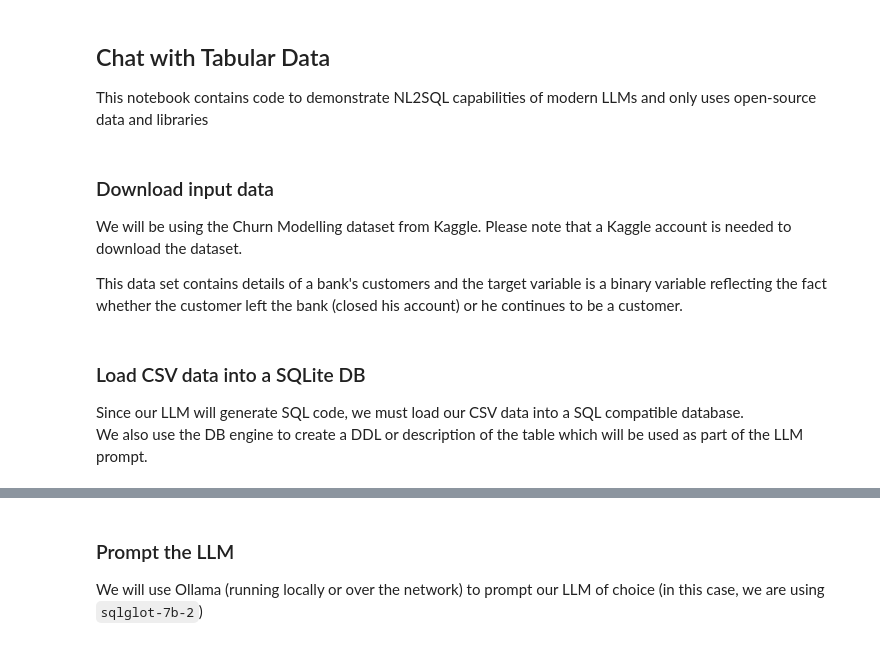
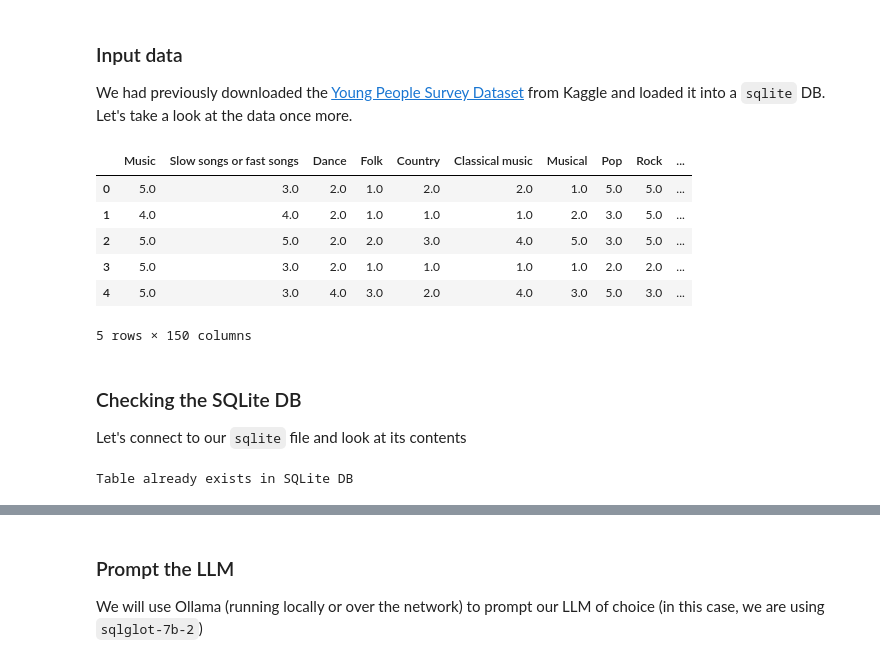
Before and after one commit to abhijeet3922/NL2SQL, a Jupyter notebook: ch4-sql-corrector.ipynb, the cells around one changed output, grey strips where cells are left out. Saved outputs shown, nothing was run; the diff lists cells and outputs as text; code cells hidden in the pictures.

```diff
--- a/ch4-sql-corrector.ipynb
+++ b/ch4-sql-corrector.ipynb
@@ -17,13 +12,3 @@
 import os
 import pandas as pd
 import numpy as np
-# %% [markdown]
-## Chat with Tabular Data
-
-This notebook contains code to demonstrate NL2SQL capabilities of modern LLMs and only uses open-source data and libraries
-# %% [markdown]
-### Download input data
-
-We will be using the Churn Modelling dataset from Kaggle. Please note that a Kaggle account is needed to download the dataset.
-
-This data set contains details of a bank's customers and the target variable is a binary variable reflecting the fact whether the customer left the bank (closed his account) or he continues to be a customer.
@@ -36,6 +15,35 @@ df
-# %% [markdown]
-### Load CSV data into a SQLite DB
-
-Since our LLM will generate SQL code, we must load our CSV data into a SQL compatible database.
-We also use the DB engine to create a DDL or description of the table which will be used as part of the LLM prompt.
+# %% [markdown]
+### Input data
+
+We had previously downloaded the [Young People Survey Dataset](https://www.kaggle.com/datasets/miroslavsabo/young-people-survey) from Kaggle and loaded it into a `sqlite` DB. Let's take a look at the data once more.
+# %%
+df = pd.read_csv('data/kaggle-young-people-survey-dataset/responses.csv')
+df.head()
+# %% [output]
+|  | Music | Slow songs or fast songs | Dance | Folk | Country | Classical music | Musical | Pop | Rock | ... |
+| 0 | 5.0 | 3.0 | 2.0 | 1.0 | 2.0 | 2.0 | 1.0 | 5.0 | 5.0 | ... |
+| 1 | 4.0 | 4.0 | 2.0 | 1.0 | 1.0 | 1.0 | 2.0 | 3.0 | 5.0 | ... |
+| 2 | 5.0 | 5.0 | 2.0 | 2.0 | 3.0 | 4.0 | 5.0 | 3.0 | 5.0 | ... |
+| 3 | 5.0 | 3.0 | 2.0 | 1.0 | 1.0 | 1.0 | 1.0 | 2.0 | 2.0 | ... |
+| 4 | 5.0 | 3.0 | 4.0 | 3.0 | 2.0 | 4.0 | 3.0 | 5.0 | 3.0 | ... |
+5 rows × 150 columns
+# %% [markdown]
+### Checking the SQLite DB
+
+Let's connect to our `sqlite` file and look at its contents
+# %%
+from sqlalchemy import create_engine
+engine = create_engine(f"sqlite:///mysqlitedb.db")
+table_name = 'young-people-survey'
+
+try:
+    df = pd.read_csv('data/kaggle-young-people-survey-dataset/responses.csv')
+    df.to_sql(table_name, engine, index=False)
+    print('Data loaded from CSV file!')
+except ValueError as e:
+    err_msg = e.args[0]
+    if 'already exists' in err_msg:
+        print('Table already exists in SQLite DB')
+# %% [output]
+Table already exists in SQLite DB
 # %%
```
Also changed, not shown: parts of 13 cells of this notebook, 10 other files.
